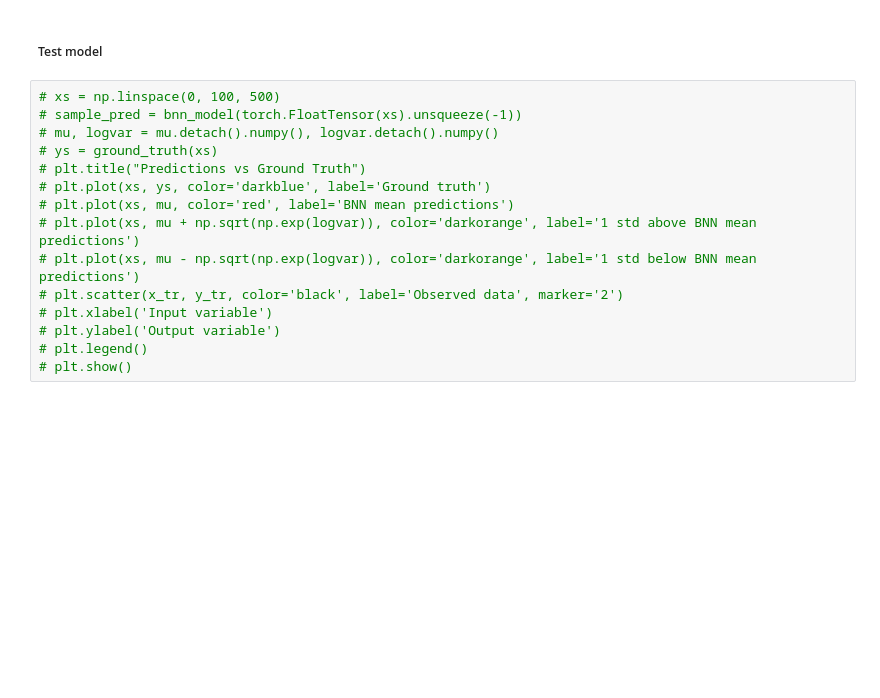
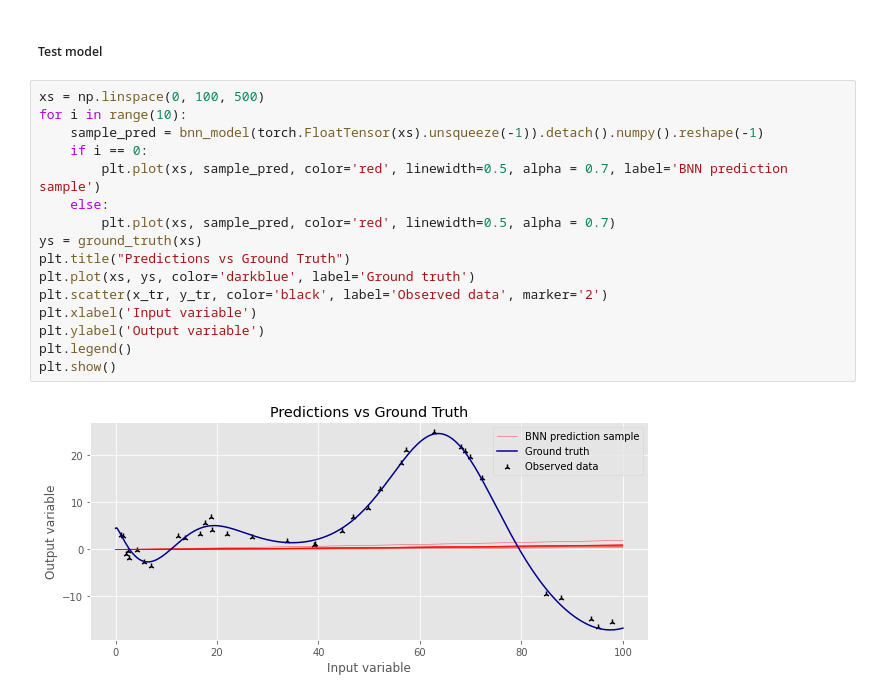
Before and after one commit to Sheev13/bnn-mean-field-vi, a Jupyter notebook: toy_regression.ipynb, the cells around one changed output. Cells and saved outputs as stored; diff of their text form; blank space fills up the shorter version.

```diff
--- a/toy_regression.ipynb
+++ b/toy_regression.ipynb
@@ -300,17 +296,20 @@ plt.show()
 # %% [markdown]
 ##### Test model
 # %%
-# xs = np.linspace(0, 100, 500)
-# sample_pred = bnn_model(torch.FloatTensor(xs).unsqueeze(-1))
-# mu, logvar = mu.detach().numpy(), logvar.detach().numpy()
-# ys = ground_truth(xs)
-# plt.title("Predictions vs Ground Truth")
-# plt.plot(xs, ys, color='darkblue', label='Ground truth')
-# plt.plot(xs, mu, color='red', label='BNN mean predictions')
-# plt.plot(xs, mu + np.sqrt(np.exp(logvar)), color='darkorange', label='1 std above BNN mean predictions')
-# plt.plot(xs, mu - np.sqrt(np.exp(logvar)), color='darkorange', label='1 std below BNN mean predictions')
-# plt.scatter(x_tr, y_tr, color='black', label='Observed data', marker='2')
-# plt.xlabel('Input variable')
-# plt.ylabel('Output variable')
-# plt.legend()
-# plt.show()
+xs = np.linspace(0, 100, 500)
+for i in range(10):
+    sample_pred = bnn_model(torch.FloatTensor(xs).unsqueeze(-1)).detach().numpy().reshape(-1)
+    if i == 0:
+        plt.plot(xs, sample_pred, color='red', linewidth=0.5, alpha = 0.7, label='BNN prediction sample')
+    else:
+        plt.plot(xs, sample_pred, color='red', linewidth=0.5, alpha = 0.7)
+ys = ground_truth(xs)
+plt.title("Predictions vs Ground Truth")
+plt.plot(xs, ys, color='darkblue', label='Ground truth')
+plt.scatter(x_tr, y_tr, color='black', label='Observed data', marker='2')
+plt.xlabel('Input variable')
+plt.ylabel('Output variable')
+plt.legend()
+plt.show()
+# %% [output]
+[figure, added]
```
Also changed, not shown: parts of 3 cells of this notebook.
